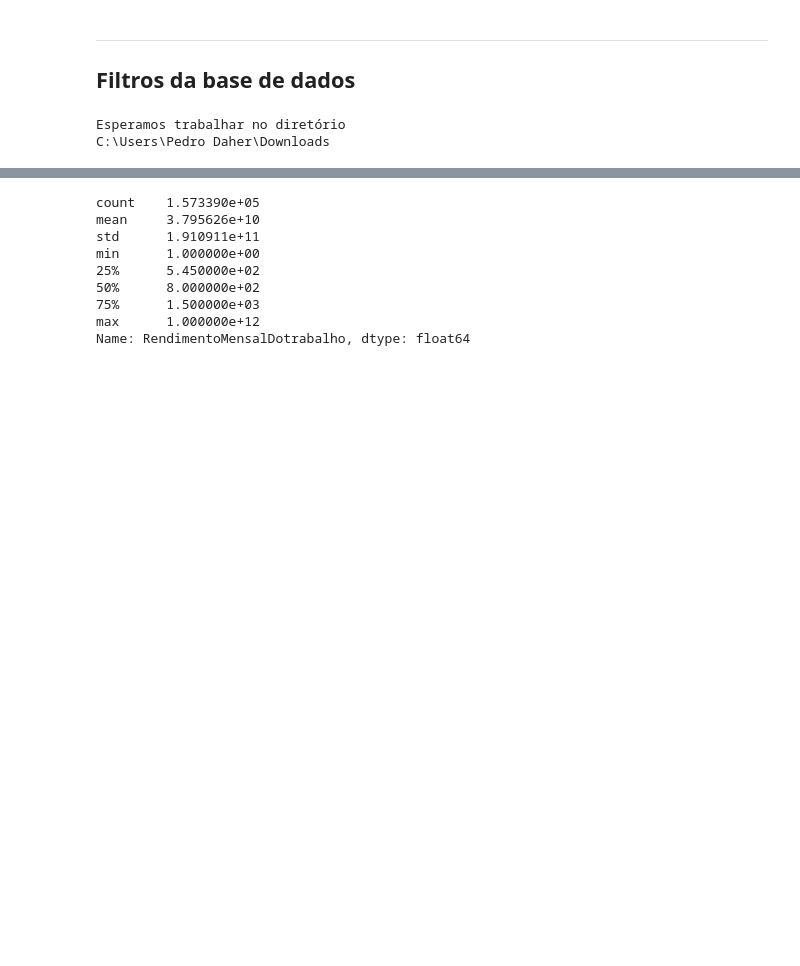
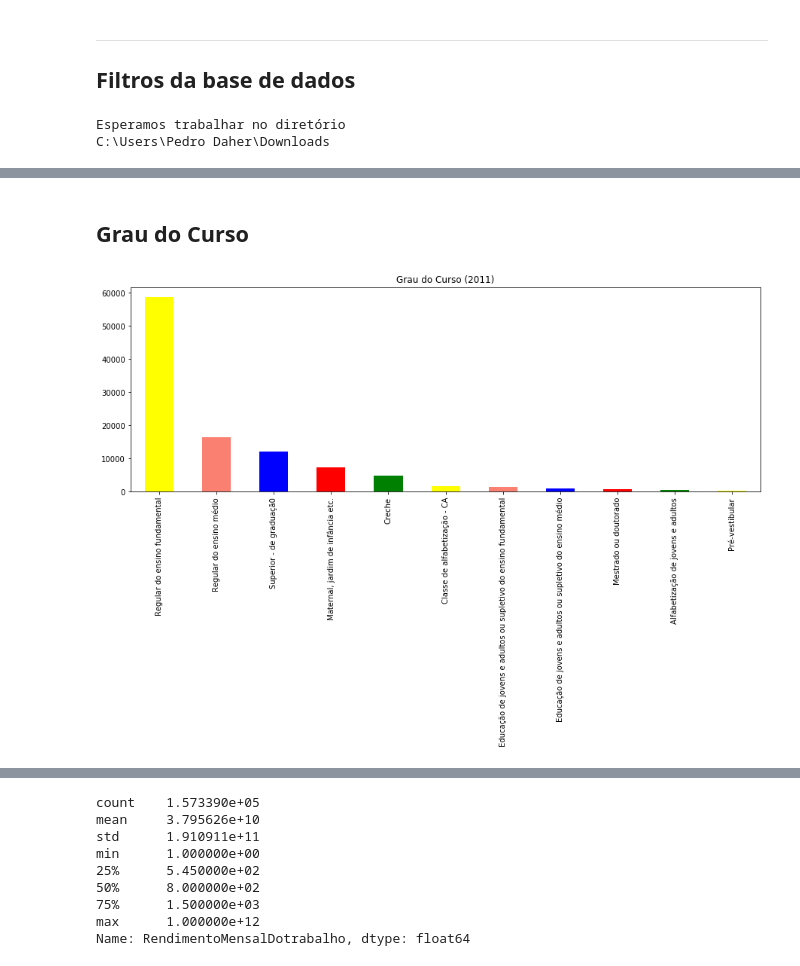
Before and after one commit to phdaher/CD2, a Jupyter notebook: Projeto1 Pedro Daher.ipynb, the cells around one changed output, grey strips where cells are left out. Drawn from its saved outputs; the diff is of its cells as text; code cells hidden in the pictures; blank space fills up the shorter version.

```diff
--- a/Projeto1 Pedro Daher.ipynb
+++ b/Projeto1 Pedro Daher.ipynb
@@ -122,0 +174,9 @@ plt.ylabel('Frequência Absoluta')
+# %% [markdown]
+## Grau do Curso
+# %%
+fig=plt.figure(figsize=(15, 5))
+evc = cut11.GrauDoCurso.value_counts()
+evc.plot(kind='bar', color=('yellow', 'salmon', 'blue', 'red', 'green'),  legend=False, title='Grau do Curso (2011)')
+plt.show()
+# %% [output]
+[figure, added]
```
Also changed, not shown: parts of 49 cells of this notebook.
